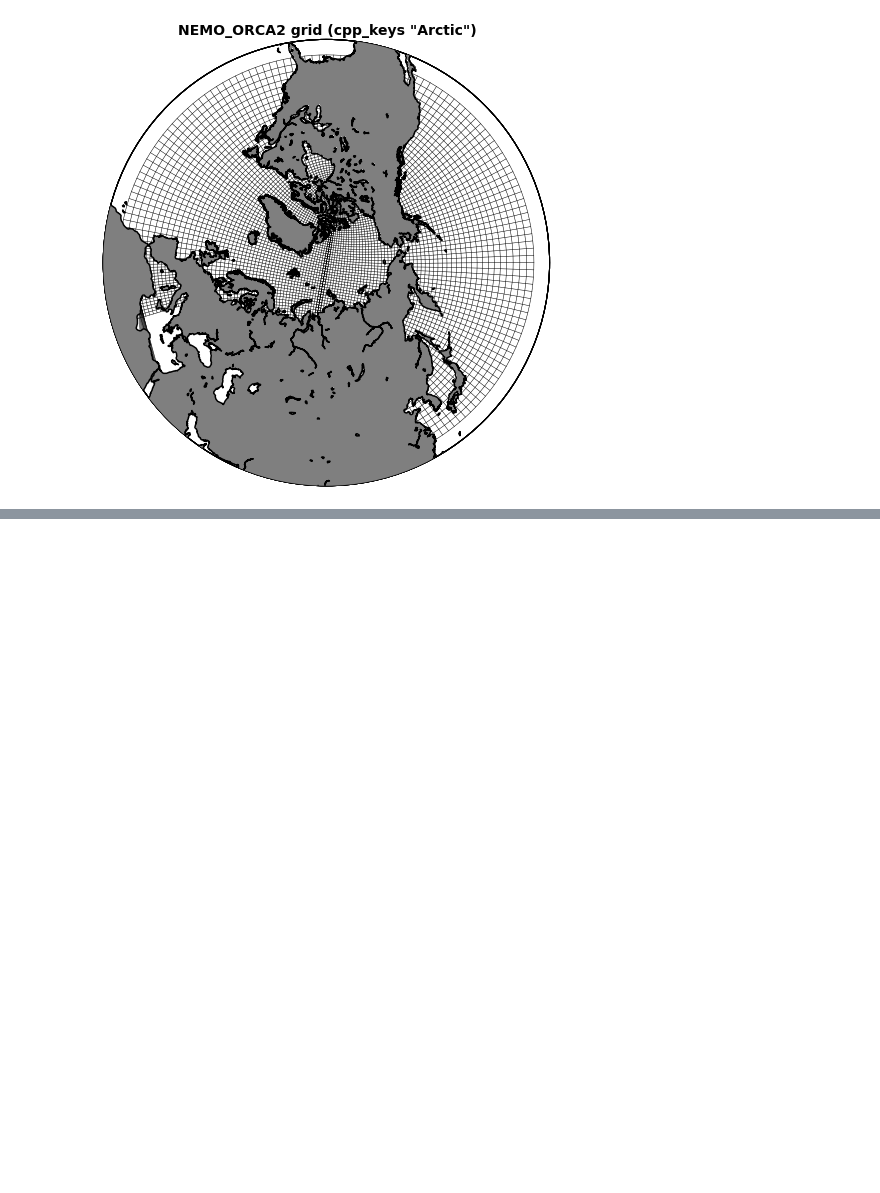
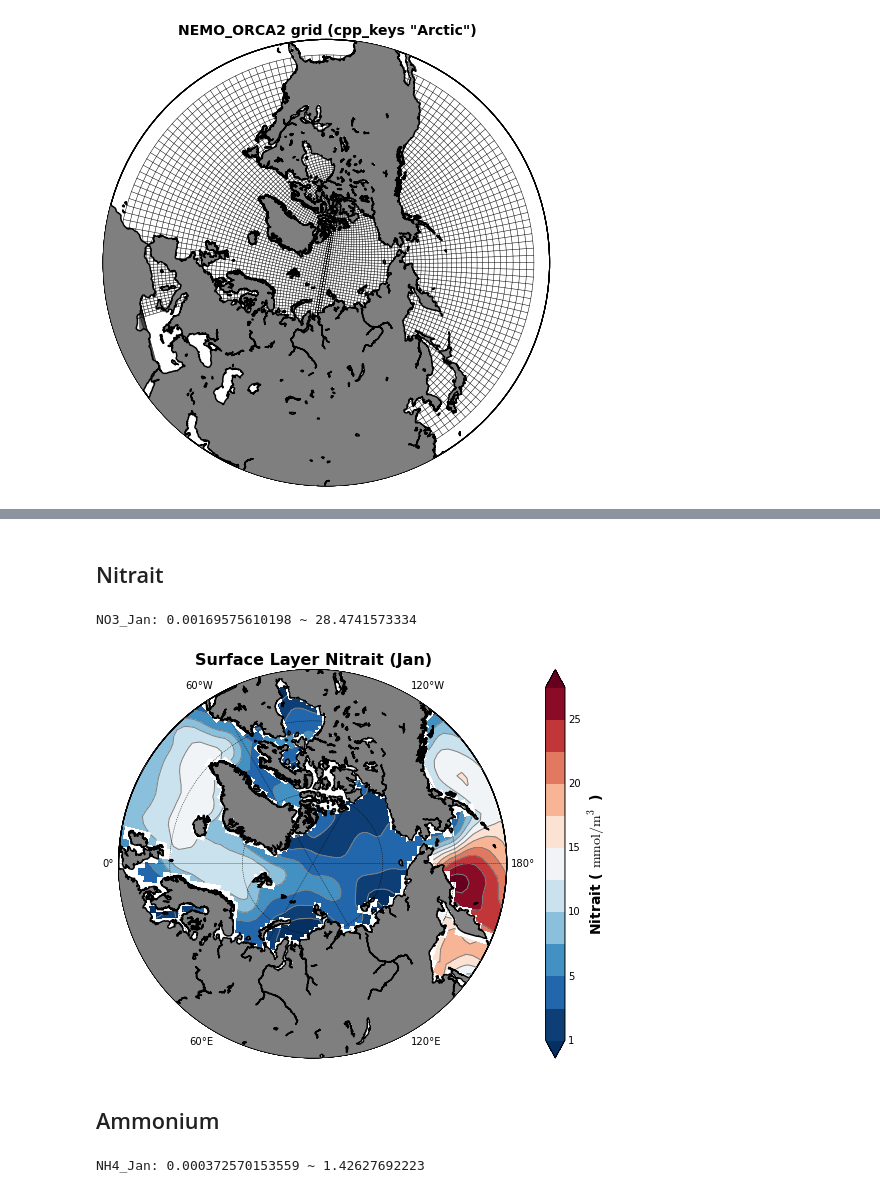
Before and after one commit to UBC-MOAD/analysis-kyle, a Jupyter notebook: notebooks/[NEMO] PISCES Output.ipynb, the cells around one changed output, grey strips where cells are left out. Cells and saved outputs as stored; diff of their text form; code cells hidden in the pictures; blank space fills up the shorter version.

```diff
--- a/notebooks/[NEMO] PISCES Output.ipynb
+++ b/notebooks/[NEMO] PISCES Output.ipynb
@@ -238,0 +120,31 @@ plt.show()
+# %% [markdown]
+## Nitrait
+# %%
+NO3=PTRC.variables['NO3'][:][0, :, :, :]
+NO3_Jan=NO3[0, :, :]
+NO3_Jan_ma=np.ma.masked_where(ORCA2_mask==1, NO3_Jan)
+print('NO3_Jan: {} ~ {}'.format(np.nanmin(NO3_Jan_ma), np.nanmax(NO3_Jan_ma)))
+# %% [output]
+NO3_Jan: 0.00169575610198 ~ 28.4741573334
+# %%
+clevs=[1, 2.5, 5, 7.5, 10, 12.5, 15, 17.5, 20, 22.5, 25, 27.5]
+var_name='Nitrait ( $\mathrm{mmol/m^3}$ )'
+CMap=plt.cm.RdBu_r
+#
+fig, ax, proj = Nts.contourf_Arctic(nav_lon, nav_lat, 50, NO3_Jan_ma, clevs, CMap, var_name, hit=1)
+#
+title='Surface Layer Nitrait (Jan)'
+ax.set_title(title, fontsize=16, fontweight='bold')
+fig.set_size_inches(8, 8)
+fig.canvas.draw()
+# %% [output]
+[figure, added]
+# %% [markdown]
+## Ammonium
+# %%
+NH4=PTRC.variables['NH4'][:][0, :, :, :]
+NH4_Jan=NH4[0, :, :]
+NH4_Jan_ma=np.ma.masked_where(ORCA2_mask==1, NH4_Jan)
+print('NH4_Jan: {} ~ {}'.format(np.nanmin(NH4_Jan_ma), np.nanmax(NH4_Jan_ma)))
+# %% [output]
+NH4_Jan: 0.000372570153559 ~ 1.42627692223
```
Also changed, not shown: parts of 31 cells of this notebook, 2 other files.
